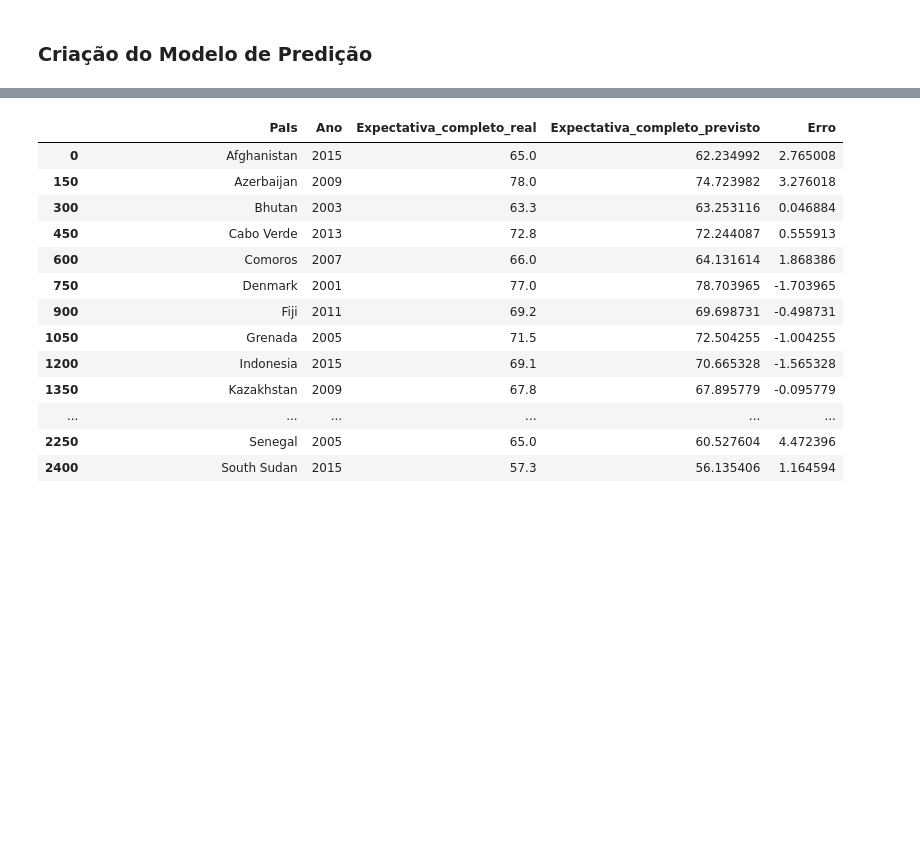
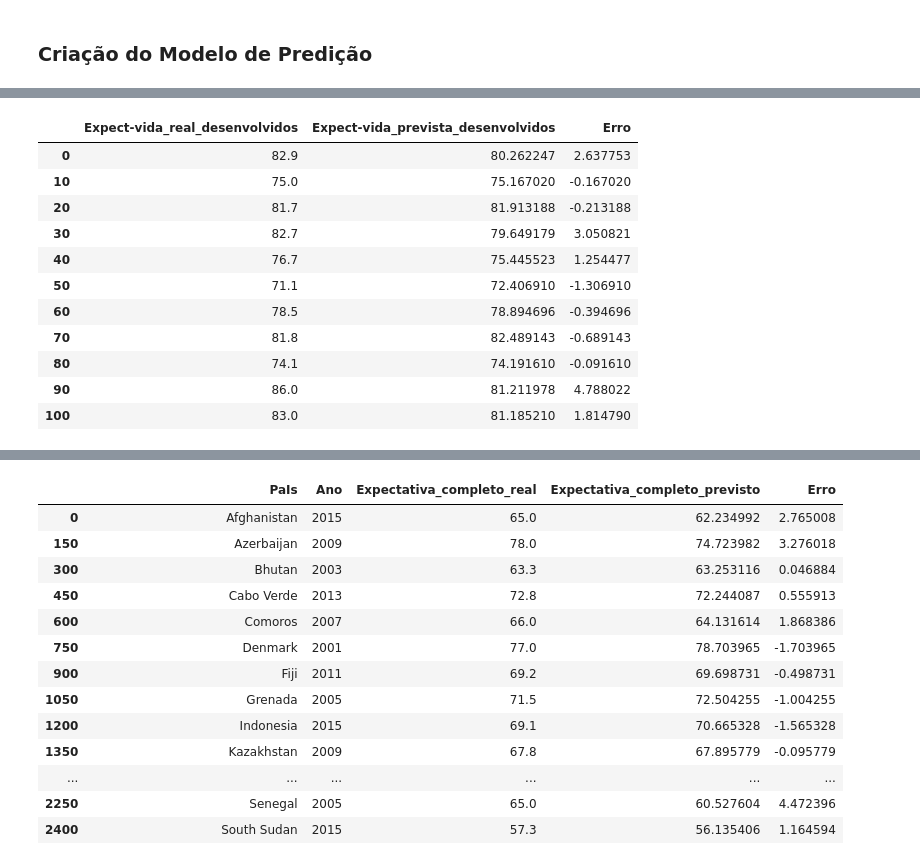
Before and after one commit to rochamarcio/Expectativa_de_vida, a Jupyter notebook: Expectativa_de_vida_modelo.ipynb, the cells around one changed output, grey strips where cells are left out. Saved outputs shown, nothing was run; the diff lists cells and outputs as text; code cells hidden in the pictures; blank space fills up the shorter version.

```diff
--- a/Expectativa_de_vida_modelo.ipynb
+++ b/Expectativa_de_vida_modelo.ipynb
@@ -272,0 +283,17 @@ Mortes_Menores_5anos     0.022
+# %%
+Y_pred_des = modelo_des.predict(X_test_norm_des)
+results_des = pd.DataFrame(zip(Y_test_des, Y_pred_des, Y_test_des - Y_pred_des), columns = ['Expect-vida_real_desenvolvidos','Expect-vida_prevista_desenvolvidos','Erro'])
+results_des[::10]
+# %% [output]
+|  | Expect-vida_real_desenvolvidos | Expect-vida_prevista_desenvolvidos | Erro |
+| 0 | 82.9 | 80.262247 | 2.637753 |
+| 10 | 75.0 | 75.167020 | -0.167020 |
+| 20 | 81.7 | 81.913188 | -0.213188 |
+| 30 | 82.7 | 79.649179 | 3.050821 |
+| 40 | 76.7 | 75.445523 | 1.254477 |
+| 50 | 71.1 | 72.406910 | -1.306910 |
+| 60 | 78.5 | 78.894696 | -0.394696 |
+| 70 | 81.8 | 82.489143 | -0.689143 |
+| 80 | 74.1 | 74.191610 | -0.091610 |
+| 90 | 86.0 | 81.211978 | 4.788022 |
+| 100 | 83.0 | 81.185210 | 1.814790 |
```
Also changed, not shown: parts of 57 cells of this notebook, 1 other file.
